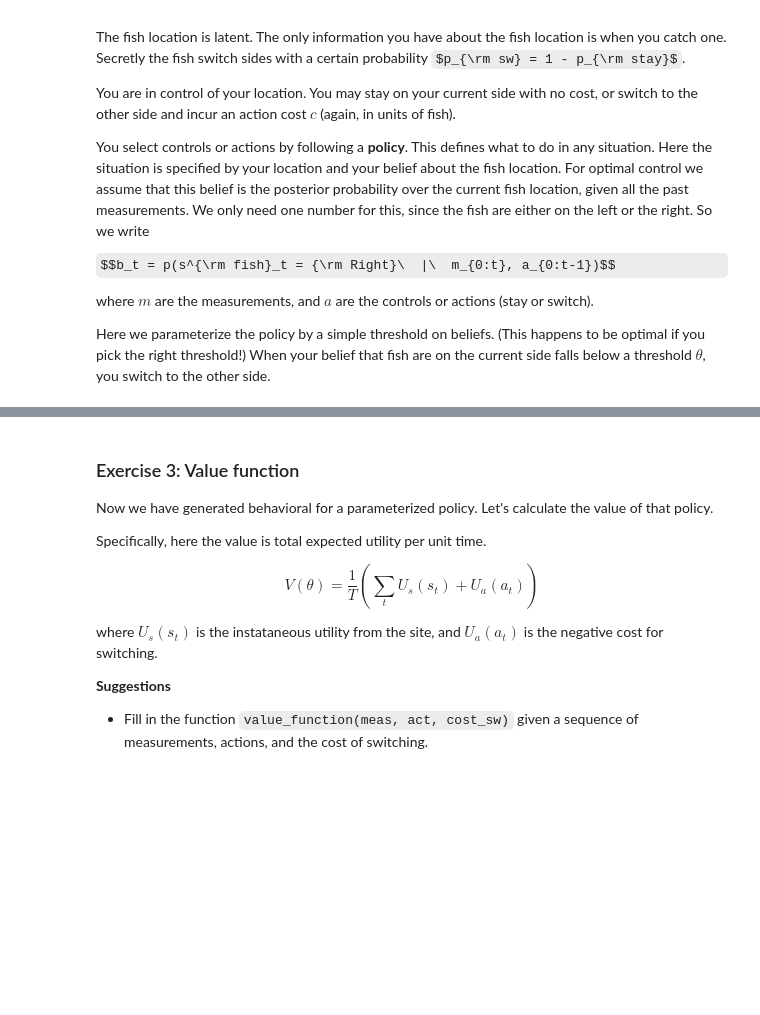
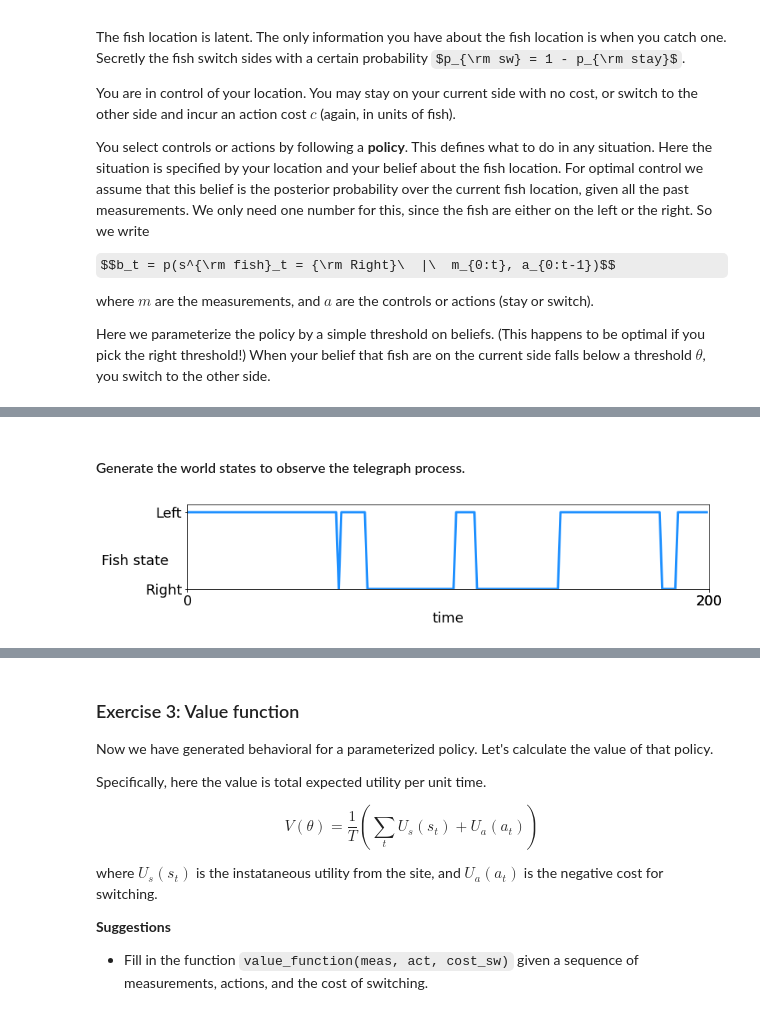
Before and after one commit to zhengww/NeuroMatchAcademy, a Jupyter notebook: Tutorial1_optimal_control_discrete.ipynb, the cells around one changed output, grey strips where cells are left out. Saved outputs shown, nothing was run; the diff lists cells and outputs as text; code cells hidden in the pictures; some formulas as TeX source; blank space fills up the shorter version.

```diff
--- a/Tutorial1_optimal_control_discrete.ipynb
+++ b/Tutorial1_optimal_control_discrete.ipynb
@@ -8,13 +8,10 @@ Please execute the cell below to initialize the notebook environment.
 import numpy as np                 # import numpy
 import scipy                       # import scipy
 import random                      # import basic random number generator functions
-from scipy.linalg import inv
-
+from scipy.linalg import inv       # import matrix inversion
 import matplotlib.pyplot as plt    # import matplotlib
 %matplotlib inline
-
 from IPython import display
 
-fig_w, fig_h = (8, 6)
-plt.rcParams.update({'figure.figsize': (fig_w, fig_h)})
-#plt.style.use('dark_background')
+#fig_w, fig_h = (8, 6)
+#plt.rcParams.update({'figure.figsize': (fig_w, fig_h)})
@@ -47,0 +166,17 @@ Here we parameterize the policy by a simple threshold on beliefs. (This happens
+# %% [markdown]
+#### Generate the world states to observe the telegraph process.
+# %%
+T = 200
+
+p_stay = .95     # probability fish stay
+rp_high = .4    # p(catch fish) when you're on their side
+rp_low = .1     # p(catch fish) when you're on other side
+
+params = [T, p_stay, rp_high, rp_low, _]
+
+binaryHMM_test = binaryHMM(params)
+# %%
+world_state = binaryHMM_test.world_dynamics()
+binaryHMM_test.plot_world(world_state)
+# %% [output]
+[figure, added]
```
Also changed, not shown: parts of 15 cells of this notebook.
